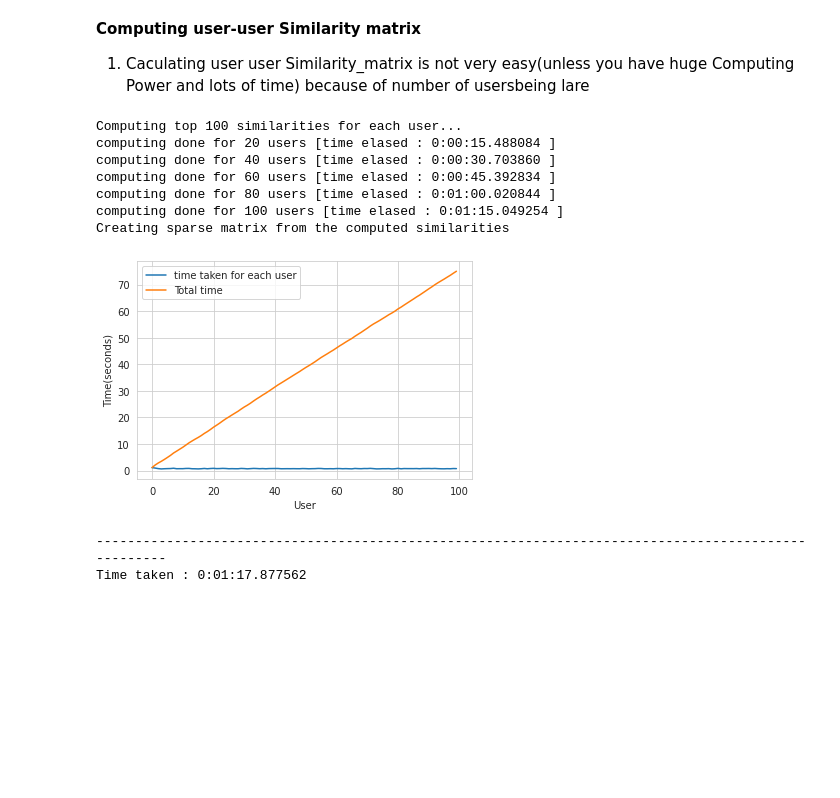
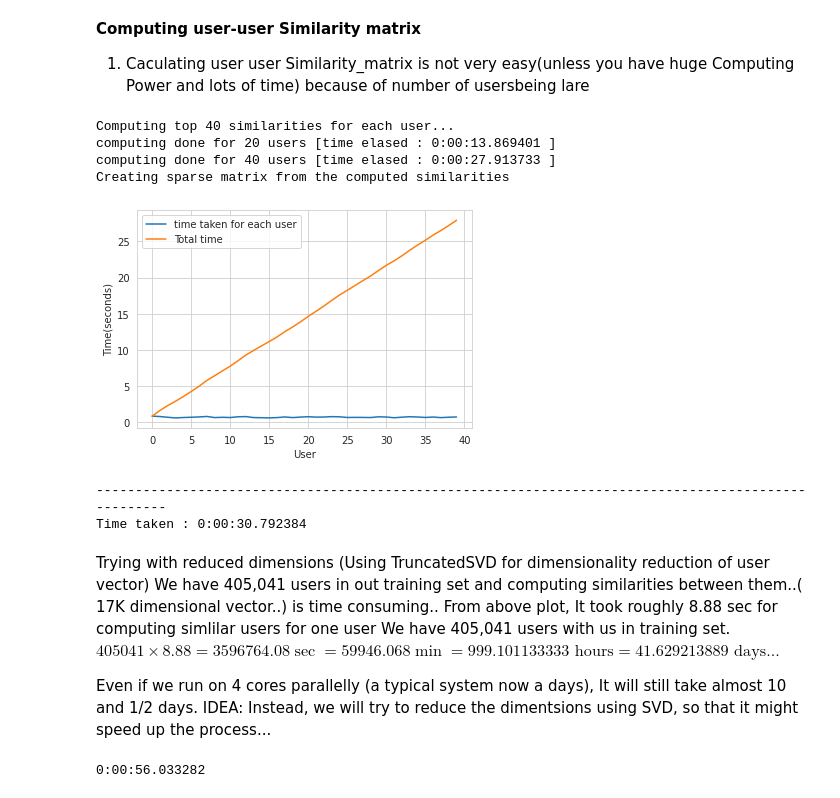
Before and after one commit to AnilKumar-06/Movie-Recommandation, a Jupyter notebook: NetflixRecommandationSystem.ipynb, the cells around one changed output. Saved outputs shown, nothing was run; the diff lists cells and outputs as text; code cells hidden in the pictures; blank space fills up the shorter version.

```diff
--- a/NetflixRecommandationSystem.ipynb
+++ b/NetflixRecommandationSystem.ipynb
@@ -28,7 +28,7 @@ start = datetime.now()
 if not os.path.isfile('data.csv'):
   data = open('data.csv', mode='w')
   row = list()
-  files = ['/content/drive/MyDrive/ML_Projects/NetflixRecoomandation/combined_data_1.txt','/content/drive/MyDrive/ML_Projects/NetflixRecoomandation/combined_data_2.txt']#, '/content/drive/MyDrive/ML_Projects/NetflixRecoomandation/combined_data_3.txt', '/content/drive/MyDrive/ML_Projects/NetflixRecoomandation/combined_data_4.txt']
+  files = ['/content/drive/MyDrive/ML_Projects/NetflixRecoomandation/combined_data_1.txt']#,'/content/drive/MyDrive/ML_Projects/NetflixRecoomandation/combined_data_2.txt']#, '/content/drive/MyDrive/ML_Projects/NetflixRecoomandation/combined_data_3.txt', '/content/drive/MyDrive/ML_Projects/NetflixRecoomandation/combined_data_4.txt']
 
   for file in files:
     print('Reading rating from {}...'.format(file))
@@ -548,17 +560,35 @@ def compute_user_similarity(sparse_matrix, compute_for_few=False, top=100, verbo
 # %%
 # We are not going to run it on whole data it will gives us memory error or so we will try it on 100
 start = datetime.now()
-u_u_sim_sparse, _ = compute_user_similarity(train_sparse_matrix, compute_for_few=True, top = 100,verbose=True)
+u_u_sim_sparse, _ = compute_user_similarity(train_sparse_matrix, compute_for_few=True, top = 40,verbose=True)
 print("-"*100)
 print("Time taken :",datetime.now()-start)
 # %% [output]
-Computing top 100 similarities for each user...
-computing done for 20 users [time elased : 0:00:15.488084 ]
-computing done for 40 users [time elased : 0:00:30.703860 ]
-computing done for 60 users [time elased : 0:00:45.392834 ]
-computing done for 80 users [time elased : 0:01:00.020844 ]
-computing done for 100 users [time elased : 0:01:15.049254 ]
+Computing top 40 similarities for each user...
+computing done for 20 users [time elased : 0:00:13.869401 ]
+computing done for 40 users [time elased : 0:00:27.913733 ]
 Creating sparse matrix from the computed similarities
-[figure, old version]
+[figure, new version]
 ----------------------------------------------------------------------------------------------------
-Time taken : 0:01:17.877562
+Time taken : 0:00:30.792384
+# %% [markdown]
+Trying with reduced dimensions (Using TruncatedSVD for dimensionality reduction of user vector)
+We have 405,041 users in out training set and computing similarities between them..( 17K dimensional vector..) is time consuming..
+From above plot, It took roughly 8.88 sec for computing simlilar users for one user
+We have 405,041 users with us in training set.
+${ 405041 \times 8.88 = 3596764.08  \sec } =  59946.068 \min = 999.101133333 \text{ hours}
+= 41.629213889 \text{ days}...$
+
+Even if we run on 4 cores parallelly (a typical system now a days), It will still take almost 10 and 1/2 days.
+IDEA: Instead, we will try to reduce the dimentsions using SVD, so that it might speed up the process...
+# %%
+from datetime import datetime
+from sklearn.decomposition import TruncatedSVD
+start = datetime.now()
+#initilize the algorithm with some parameter
+#All of them are default except n_component. n_iter is for randomized SVD solver
+netflix_svd = TruncatedSVD(n_components=40, algorithm='randomized', random_state=15)
+trunc_svd = netflix_svd.fit_transform(train_sparse_matrix)
+print(datetime.now()-start)
+# %% [output]
+0:00:56.033282
```
Also changed, not shown: parts of 24 cells of this notebook.
